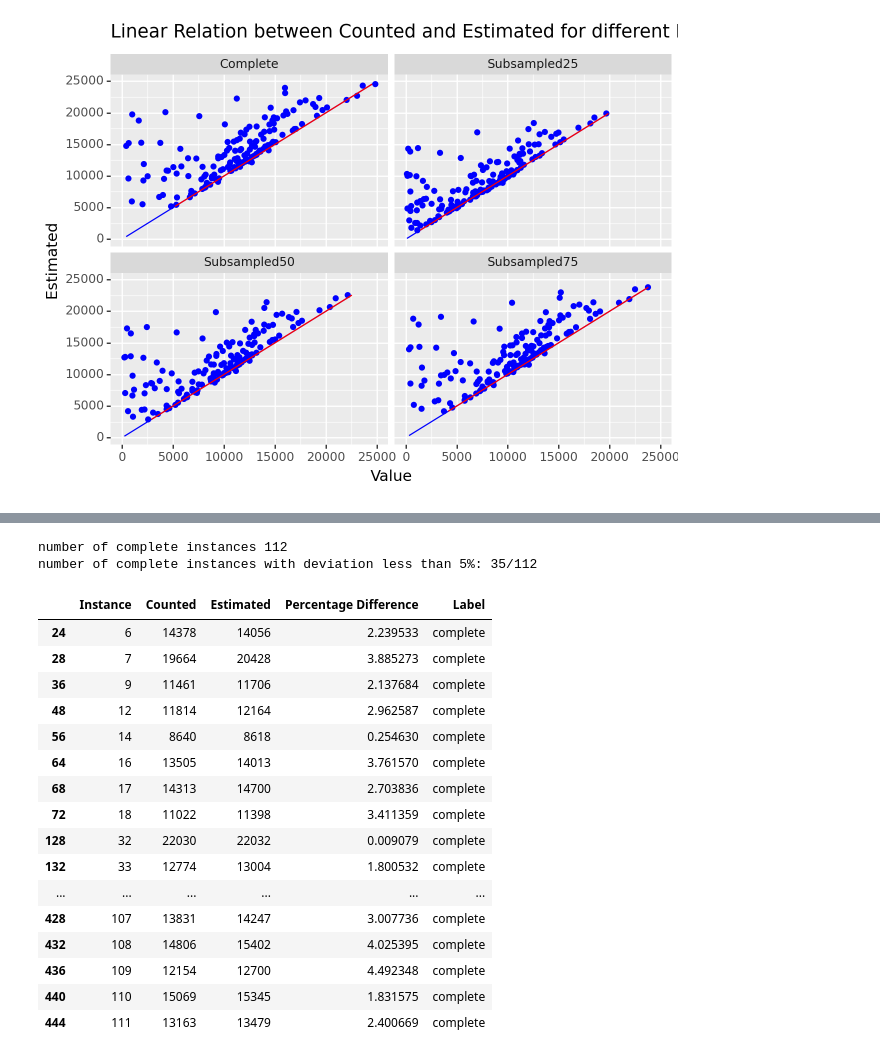
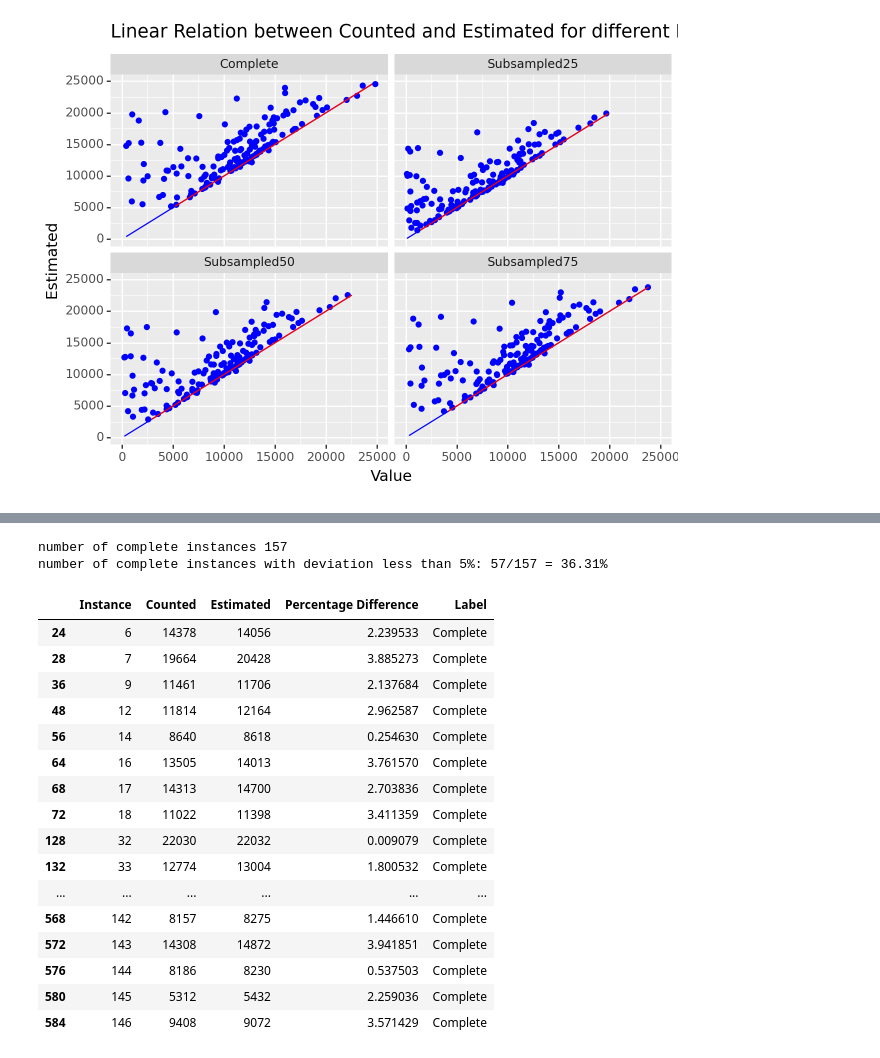
Before and after one commit to heiniglab/scPower-Cell-Atlas, a Jupyter notebook: Experimentation/validation_plotting.ipynb, the cells around one changed output, grey strips where cells are left out. Drawn from its saved outputs; the diff is of its cells as text; code cells hidden in the pictures.

Commit message:
fix: on plotting total count was not matching

```diff
--- a/Experimentation/validation_plotting.ipynb
+++ b/Experimentation/validation_plotting.ipynb
@@ -1169,27 +822,28 @@ subsampled25: 9731 9687
-# %%
-number_complete_instances = len(df[(df['Label'] == 'complete')])
-print(f"number of complete instances {number_complete_instances}")
-print(f"number of complete instances with deviation less than 5%: {len(df[(df['Label'] == 'complete') & (df['Percentage Difference'] < 5)])}/{number_complete_instances}")
-# %% [output]
-number of complete instances 112
-number of complete instances with deviation less than 5%: 35/112
-# %%
-df[(df['Label'] == 'complete') & (df['Percentage Difference'] < 5)]
-# %% [output]
-|  | Instance | Counted | Estimated | Percentage Difference | Label |
-| 24 | 6 | 14378 | 14056 | 2.239533 | complete |
-| 28 | 7 | 19664 | 20428 | 3.885273 | complete |
-| 36 | 9 | 11461 | 11706 | 2.137684 | complete |
-| 48 | 12 | 11814 | 12164 | 2.962587 | complete |
-| 56 | 14 | 8640 | 8618 | 0.254630 | complete |
-| 64 | 16 | 13505 | 14013 | 3.761570 | complete |
-| 68 | 17 | 14313 | 14700 | 2.703836 | complete |
-| 72 | 18 | 11022 | 11398 | 3.411359 | complete |
-| 128 | 32 | 22030 | 22032 | 0.009079 | complete |
-| 132 | 33 | 12774 | 13004 | 1.800532 | complete |
-| ... | ... | ... | ... | ... | ... |
-| 428 | 107 | 13831 | 14247 | 3.007736 | complete |
-| 432 | 108 | 14806 | 15402 | 4.025395 | complete |
-| 436 | 109 | 12154 | 12700 | 4.492348 | complete |
-| 440 | 110 | 15069 | 15345 | 1.831575 | complete |
-| 444 | 111 | 13163 | 13479 | 2.400669 | complete |
+# %%
+number_complete_instances = len(df[(df['Label'] == 'Complete')])
+number_complete_5percent  = len(df[(df['Label'] == 'Complete') & (df['Percentage Difference'] < 5)])
+print(f"number of complete instances {number_complete_instances}")
+print(f"number of complete instances with deviation less than 5%: {number_complete_5percent}/{number_complete_instances} = {(number_complete_5percent/number_complete_instances)*100:.2f}%")
+# %% [output]
+number of complete instances 157
+number of complete instances with deviation less than 5%: 57/157 = 36.31%
+# %%
+df[(df['Label'] == 'Complete') & (df['Percentage Difference'] < 5)]
+# %% [output]
+|  | Instance | Counted | Estimated | Percentage Difference | Label |
+| 24 | 6 | 14378 | 14056 | 2.239533 | Complete |
+| 28 | 7 | 19664 | 20428 | 3.885273 | Complete |
+| 36 | 9 | 11461 | 11706 | 2.137684 | Complete |
+| 48 | 12 | 11814 | 12164 | 2.962587 | Complete |
+| 56 | 14 | 8640 | 8618 | 0.254630 | Complete |
+| 64 | 16 | 13505 | 14013 | 3.761570 | Complete |
+| 68 | 17 | 14313 | 14700 | 2.703836 | Complete |
+| 72 | 18 | 11022 | 11398 | 3.411359 | Complete |
+| 128 | 32 | 22030 | 22032 | 0.009079 | Complete |
+| 132 | 33 | 12774 | 13004 | 1.800532 | Complete |
+| ... | ... | ... | ... | ... | ... |
+| 568 | 142 | 8157 | 8275 | 1.446610 | Complete |
+| 572 | 143 | 14308 | 14872 | 3.941851 | Complete |
+| 576 | 144 | 8186 | 8230 | 0.537503 | Complete |
+| 580 | 145 | 5312 | 5432 | 2.259036 | Complete |
+| 584 | 146 | 9408 | 9072 | 3.571429 | Complete |
```
Also changed, not shown: parts of 12 cells of this notebook.
